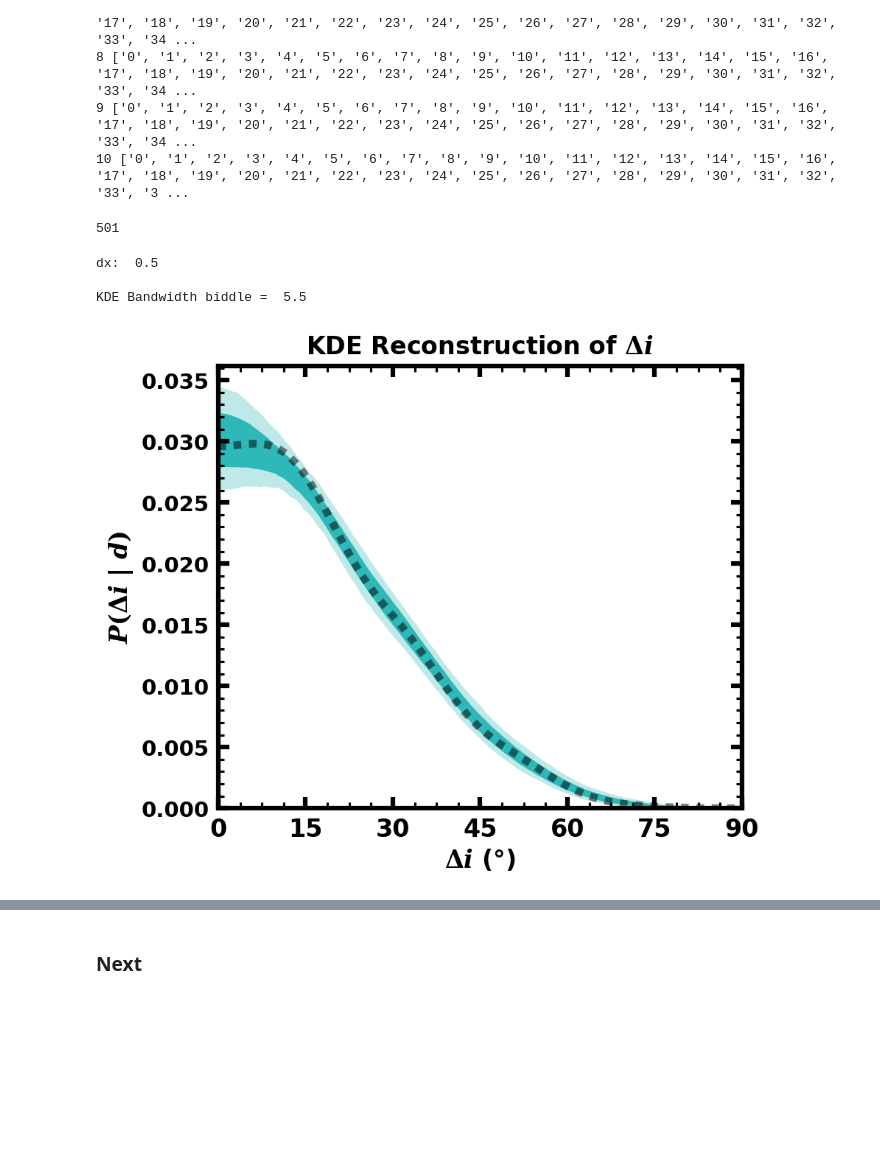
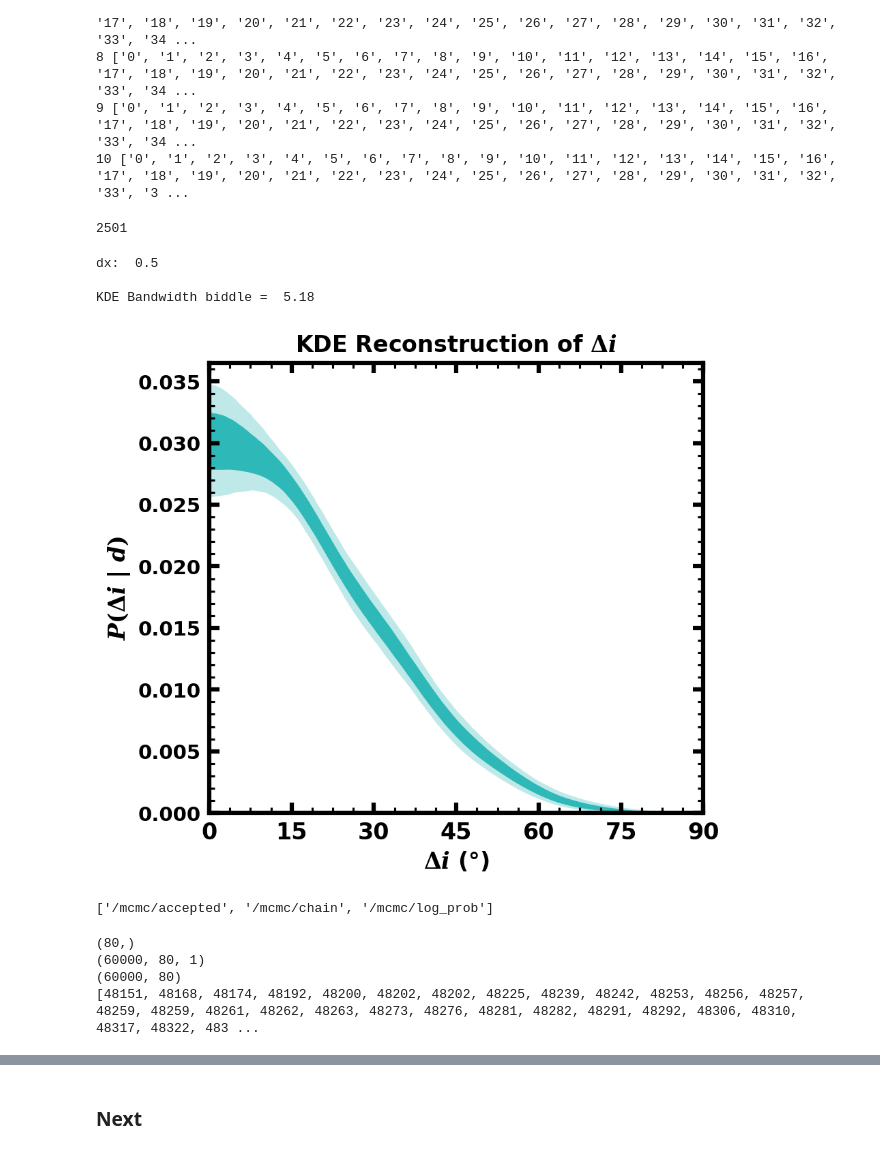
Before and after one commit to lbiddle/Obliquity_Synthesis, a Jupyter notebook: obliquity_synthesis.ipynb, the cells around one changed output, grey strips where cells are left out. Drawn from its saved outputs; the diff is of its cells as text; code cells hidden in the pictures; blank space fills up the shorter version.

```diff
--- a/obliquity_synthesis.ipynb
+++ b/obliquity_synthesis.ipynb
@@ -560,7 +560,7 @@ else:
 compute_new_posteriors = False
 
 if compute_new_posteriors == False:
-    date_str = '2024-Aug-01'
+    date_str = '2024-Aug-06'
 
 skip_biddle = False
 skip_hurt = False
@@ -2054,7 +2068,7 @@ def MC_distributions(df, which_list, resolution, n_parameter_draws, test_object,
 
     # return distributions_dict, Deltai_distributions_all
 # %%
-do_kde_montecarlo_test = True
+do_kde_montecarlo_test = False
 
 do_test_object_only=False
 
@@ -2064,7 +2078,7 @@ test_targ = 'CX Tau'
 
 if do_kde_montecarlo_test == True:
     for iter_num in range(num_iterations):
-        n_par_draws = 50
+        n_par_draws = 250
         append_nominal = True
         print('Drawing ' + str(n_par_draws) + ' samples per target.\n')
         MC_distributions(df=df_biddle, which_list='biddle', resolution=sampling_resolution,
@@ -2080,5 +2088,5 @@ KeyboardInterrupt:
 # %%
-target_list = df_biddle['Target'].values
+target_list = df_biddle_goog['Target'].values  # df_biddle['Target'].values
 
 file_list = glob.glob(tables_dictionary + 'MonteCarlo_Deltai/' + test_targ.replace(' ', '') + '_MC_Deltai*.csv')
 file_list = file_list[::-1]
@@ -2152,7 +2174,7 @@ for target_i, target in enumerate(target_list):
 # %%
 print(len(Deltai_distributions_biddle[test_targ]))
 # %% [output]
-501
+2501
 # %%
 if do_kde_montecarlo_test == True:
 
@@ -2304,7 +2326,7 @@ x_grid_plot = Posteriors['i (deg)'].values
 dx = np.diff(x_grid_plot)[0]
 
 kde_n_draws = int(1e2)  # int(5e3)
-kde_bandwidth = 5.5
+kde_bandwidth = 5.18
 which_dataset = 'biddle'
 
 kdes = []
@@ -2336,31 +2358,31 @@ KDE_filepath = save_csv_filepath_biddle  + 'KDE_' + resolution_text + '_'+ date_
 # %% [output]
 dx:  0.5
 
-KDE Bandwidth biddle =  5.5
+KDE Bandwidth biddle =  5.18
 # %%
 xmin_test, xmax_test = 0, 90
 ymin_test, ymax_test = 0, 1.05 * max(kde_975)
 MC_kde_fontsize=16
 
 fig = plt.figure(figsize=(6, 5.5), dpi=150)
 ax = fig.add_subplot(111)
 ax.minorticks_on()
-ax.plot(x_grid_plot, nominal_density_estimation_biddle, ls=':', dashes=(1, 1), color='#000000', lw=5, alpha=0.5, label='Nominal KDE', zorder=-3)
+# ax.plot(x_grid_plot, nominal_density_estimation_biddle, ls=':', dashes=(1, 1), color='#000000', lw=4, alpha=0.5, label='Nominal KDE', zorder=-3)
 ax.fill_between(x_grid_plot, kde_975, kde_025, lw=0, color='#2eb8b8', alpha=0.3, zorder=-6)
 ax.fill_between(x_grid_plot, kde_84, kde_16, lw=0, color='#2eb8b8', alpha=1, zorder=-5)
 ax.set_xlim(xmin_test, xmax_test)
 ax.set_ylim(ymin_test, ymax_test)
 ax.set_title(r'KDE Reconstruction of $\Delta i$', size=MC_kde_fontsize, pad=8)
 ax.set_xlabel(r'$\Delta i$ ($\degree$)', fontsize=MC_kde_fontsize)
 ax.set_ylabel(r'$P(\Delta i$ | $d)$', fontsize=MC_kde_fontsize)
 ax.set_xlim(0, 90)
 xtickvals = [0, 15, 30, 45, 60, 75, 90]
 ax.set_xticks(xtickvals)
 ax.set_xticklabels(xtickvals, fontsize=MC_kde_fontsize)
 
-fig.subplots_adjust(left=0.19, bottom=0.14, right=0.98, top=0.94, wspace=0.08, hspace=0.50)
+fig.subplots_adjust(left=0.17, bottom=0.14, right=0.975, top=0.94, wspace=0.08, hspace=0.50)
 
 fig.savefig(test_figures_directory + 'MonteCarlo_Deltai/MC_Deltai.pdf', dpi=300)
 plt.show()
 # %% [output]
-[figure, old version]
+[figure, new version]
@@ -2366,0 +2413,42 @@ plt.show()
+# %%
+def list_datasets(hdf5_file):
+    def traverse_datasets(hdf_object):
+        """Traverse HDF5 structure and print datasets."""
+        if isinstance(hdf_object, h5py.Dataset):
+            datasets.append(hdf_object.name)
+
+        elif isinstance(hdf_object, h5py.Group):
+            for key in hdf_object:
+                traverse_datasets(hdf_object[key])
+
+    datasets = []
+    with h5py.File(hdf5_file, 'r') as file:
+        traverse_datasets(file)
+    return datasets
+
+all_datasets = list_datasets(Delta_i_Rayleigh_logUniformPrior_file)
+all_datasets
+# %% [output]
+['/mcmc/accepted', '/mcmc/chain', '/mcmc/log_prob']
+# %%
+with h5py.File(Delta_i_Rayleigh_logUniformPrior_file, 'r') as file:
+    data_accepted = file['/mcmc/accepted'][()]
+    data_chain = file['/mcmc/chain'][()]
+    data_logprob = file['/mcmc/log_prob'][()]
+    # data_mcmc = file['/mcmc']
+
+# import scipy
+# help(data_mcmc)
+# data_mcmc['accepted']
+print(data_accepted.shape)
+print(data_chain.shape)
+print(data_logprob.shape)
+
+data_accepted = [int(bep) for bep in data_accepted]
+print(sorted(data_accepted))
+print(' ')
+# %% [output]
+(80,)
+(60000, 80, 1)
+(60000, 80)
+[48151, 48168, 48174, 48192, 48200, 48202, 48202, 48225, 48239, 48242, 48253, 48256, 48257, 48259, 48259, 48261, 48262, 48263, 48273, 48276, 48281, 48282, 48291, 48292, 48306, 48310, 48317, 48322, 483 ...
```
Also changed, not shown: parts of 8 cells of this notebook.
